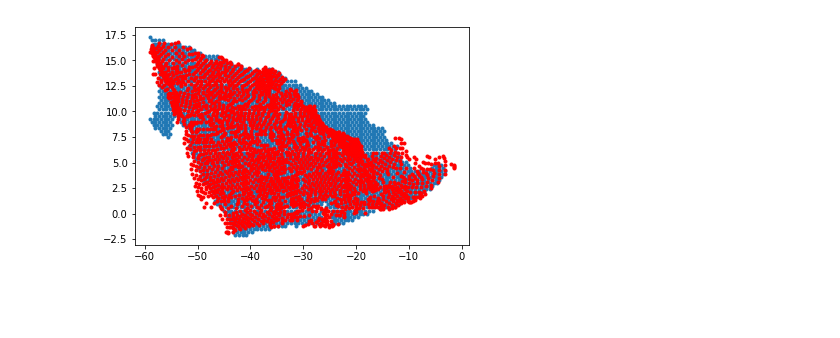
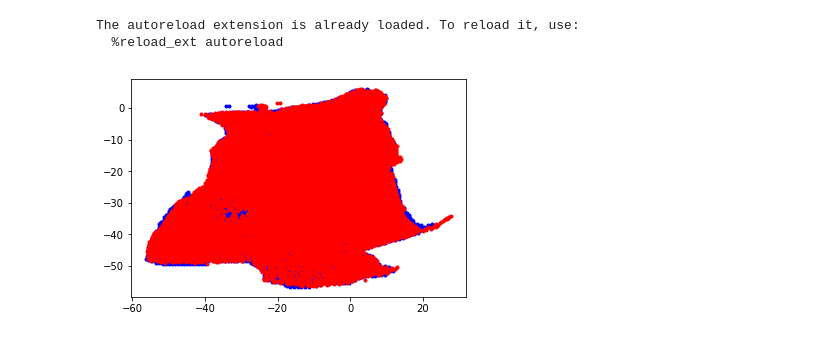
Before and after one commit to siwill22/paleotopography, a Jupyter notebook: dev/paleobathymetry-backtracking.ipynb, the cells around one changed output. Cells and saved outputs as stored; diff of their text form; code cells hidden in the pictures; blank space fills up the shorter version.

Commit message:
apply paleobathymetry backtracking to multiple plate pairs

```diff
--- a/dev/paleobathymetry-backtracking.ipynb
+++ b/dev/paleobathymetry-backtracking.ipynb
@@ -18,7 +18,7 @@ import tectonic_subsidence as ts
 %autoreload 2
 
 
-agegrid = GplatesRaster('../data/agegrid_6m.grd')
+agegrid = GplatesRaster('../data/agegrid_final_mask_0.nc')
 
 topography = GplatesRaster('../data/ETOPO1_0.1.grd')
 
@@ -32,6 +32,9 @@ rotation_filename = '/Users/Simon/GIT/agegrid-dev/input_files/Rotations/Matthews
 
 # Note: must be static polygons that have the conjugate plateid assigned
 static_polygon_filename = '/Users/Simon/GIT/passive_margins/input_data/StaticPolygons/Global_EarthByte_GPlates_PresentDay_StaticPlatePolygons_2015_v1.shp'
+# %% [output]
+The autoreload extension is already loaded. To reload it, use:
+  %reload_ext autoreload
 # %%
 rotation_model = pygplates.RotationModel(rotation_filename)
 static_polygon_features = pygplates.FeatureCollection(static_polygon_filename)
@@ -65,7 +68,7 @@ point_plate_pairs = points_in_polygons.find_polygons_using_points_spatial_tree(
     points, spatial_tree_of_uniform_recon_points, recon_static_polygons, recon_static_polygon_plate_ids)
 
 
-point_ages = point_age = agegrid.sample_using_gmt(equal_area_points.longitude,equal_area_points.latitude)
+point_ages = agegrid.sample_using_gmt(equal_area_points.longitude,equal_area_points.latitude)
 # %%
 def return_conjugate_points(target_plate_pair):
 
@@ -121,27 +124,30 @@ def get_unloaded_bsmt_depth(lons,lats):
 # %%
 # the returned object is  list of lists, where each list entry contains
 # a list for one point, with 6 values
 # longitude, latitude, conjugate_longitude, conjugate_latitude, plate_id, seafloor_age
 
-points_and_conjugate_points = return_conjugate_points([714,201])
+plate_id_1 = 701
+plate_id_2 = 201
+
+points_and_conjugate_points = return_conjugate_points([plate_id_1,plate_id_2])
 
 point_longitudes = np.array(zip(*points_and_conjugate_points)[0])
 point_latitudes = np.array(zip(*points_and_conjugate_points)[1])
 conjugate_longitudes = np.array(zip(*points_and_conjugate_points)[2])
 conjugate_latitudes = np.array(zip(*points_and_conjugate_points)[3])
 point_plate_ids = np.array(zip(*points_and_conjugate_points)[4])
 point_seafloor_ages = np.array(zip(*points_and_conjugate_points)[5])
 
 
 # this plot checks to see that the points (blue) and their conjugates (rec)
 # all plot on top of one another, which they should do for us to be sampling grids
 # correctly
 
 plt.plot(point_longitudes,point_latitudes,'b.')
 plt.plot(conjugate_longitudes,conjugate_latitudes,'r.')
 plt.show()
 # %% [output]
-[figure, old version]
+[figure, new version]
 # %%
 
 point_depth = get_unloaded_bsmt_depth(point_longitudes,point_latitudes)
```
Also changed, not shown: parts of 7 cells of this notebook, 3 other files.
